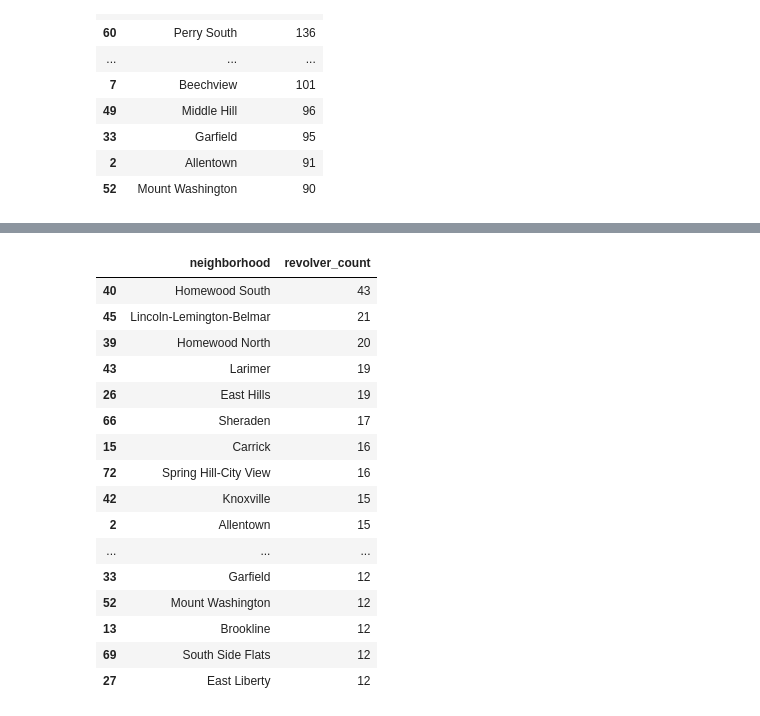
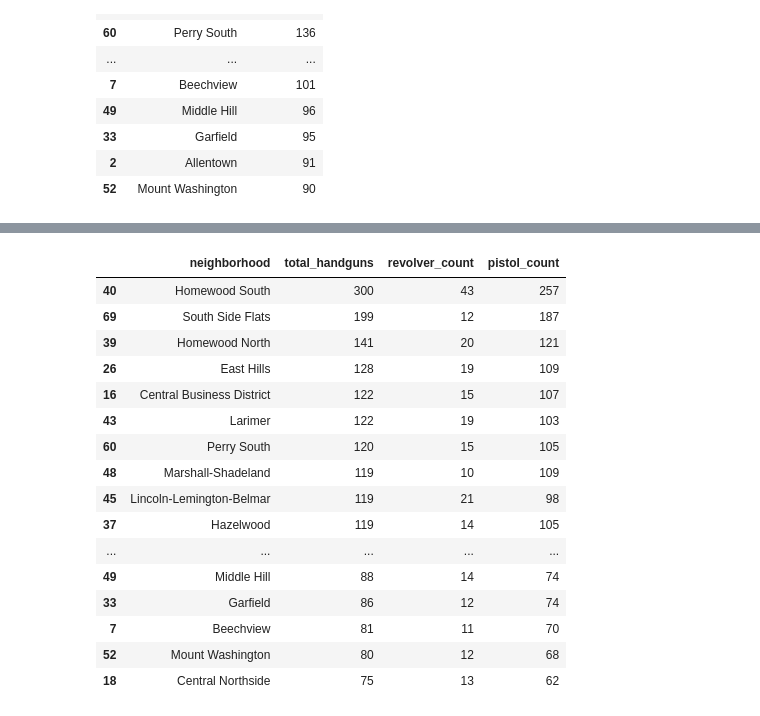
Before and after one commit to Pranav-Shan/CMPINF10_Final_Project, a Jupyter notebook: Spencer Miller/Gun_Ownership.ipynb, the cells around one changed output, grey strips where cells are left out. Cells and saved outputs as stored; diff of their text form; code cells hidden in the pictures.

```diff
--- a/Spencer Miller/Gun_Ownership.ipynb
+++ b/Spencer Miller/Gun_Ownership.ipynb
@@ -54,25 +93,31 @@ AttributeError: 'list' object has no attribute 'sum'
 # %%
 # Neigborhoods by revolver seizures
 
-Tot_Guns = Guns.groupby("neighborhood", as_index=False)["revolver_count"].sum()
-Tot_Guns = Tot_Guns.sort_values(by="revolver_count", ascending=False)
+Revolvers = Guns.groupby("neighborhood")["revolver_count"].sum()
+Handguns = Guns.groupby("neighborhood")["pistol_count"].sum()
+Total = pd.DataFrame({"neighborhood": Guns["neighborhood"], "total_handguns": Guns["pistol_count"] + Guns["revolver_count"]}).groupby("neighborhood").sum()
 
-Tot_Guns.head(20)
+Small_Arms = pd.merge(Total, Revolvers, how = 'outer', on = "neighborhood")
+Small_Arms = pd.merge(Small_Arms, Handguns, how = 'outer', on = "neighborhood")
+
+Small_Arms_Sorted = Small_Arms.reset_index().sort_values("total_handguns", ascending=False)
+
+Small_Arms_Sorted.head(20)
 # %% [output]
-|  | neighborhood | revolver_count |
-| 40 | Homewood South | 43 |
-| 45 | Lincoln-Lemington-Belmar | 21 |
-| 39 | Homewood North | 20 |
-| 43 | Larimer | 19 |
-| 26 | East Hills | 19 |
-| 66 | Sheraden | 17 |
-| 15 | Carrick | 16 |
-| 72 | Spring Hill-City View | 16 |
-| 42 | Knoxville | 15 |
-| 2 | Allentown | 15 |
-| ... | ... | ... |
-| 33 | Garfield | 12 |
-| 52 | Mount Washington | 12 |
-| 13 | Brookline | 12 |
-| 69 | South Side Flats | 12 |
-| 27 | East Liberty | 12 |
+|  | neighborhood | total_handguns | revolver_count | pistol_count |
+| 40 | Homewood South | 300 | 43 | 257 |
+| 69 | South Side Flats | 199 | 12 | 187 |
+| 39 | Homewood North | 141 | 20 | 121 |
+| 26 | East Hills | 128 | 19 | 109 |
+| 16 | Central Business District | 122 | 15 | 107 |
+| 43 | Larimer | 122 | 19 | 103 |
+| 60 | Perry South | 120 | 15 | 105 |
+| 48 | Marshall-Shadeland | 119 | 10 | 109 |
+| 45 | Lincoln-Lemington-Belmar | 119 | 21 | 98 |
+| 37 | Hazelwood | 119 | 14 | 105 |
+| ... | ... | ... | ... | ... |
+| 49 | Middle Hill | 88 | 14 | 74 |
+| 33 | Garfield | 86 | 12 | 74 |
+| 7 | Beechview | 81 | 11 | 70 |
+| 52 | Mount Washington | 80 | 12 | 68 |
+| 18 | Central Northside | 75 | 13 | 62 |
```
Also changed, not shown: parts of 4 cells of this notebook.
